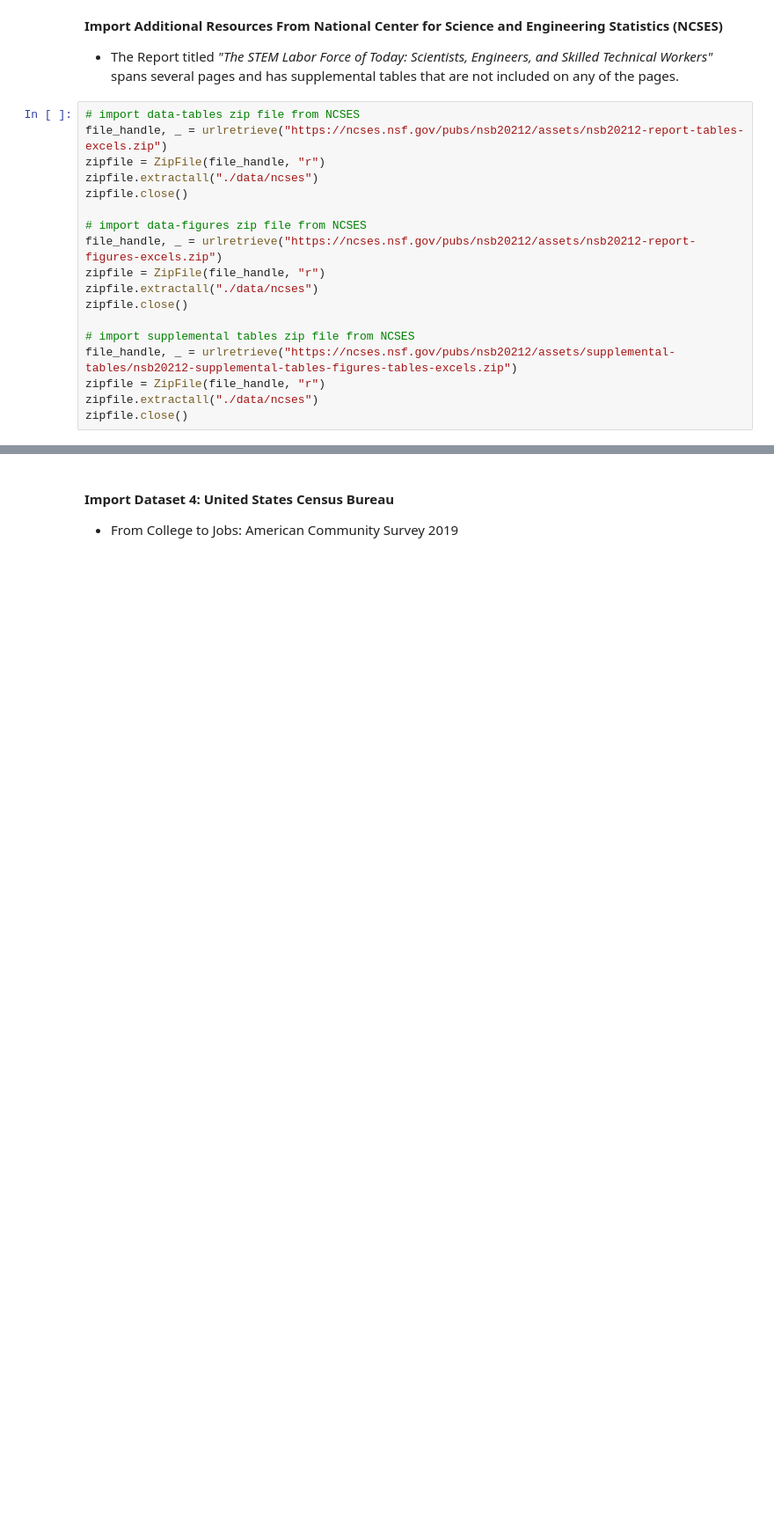
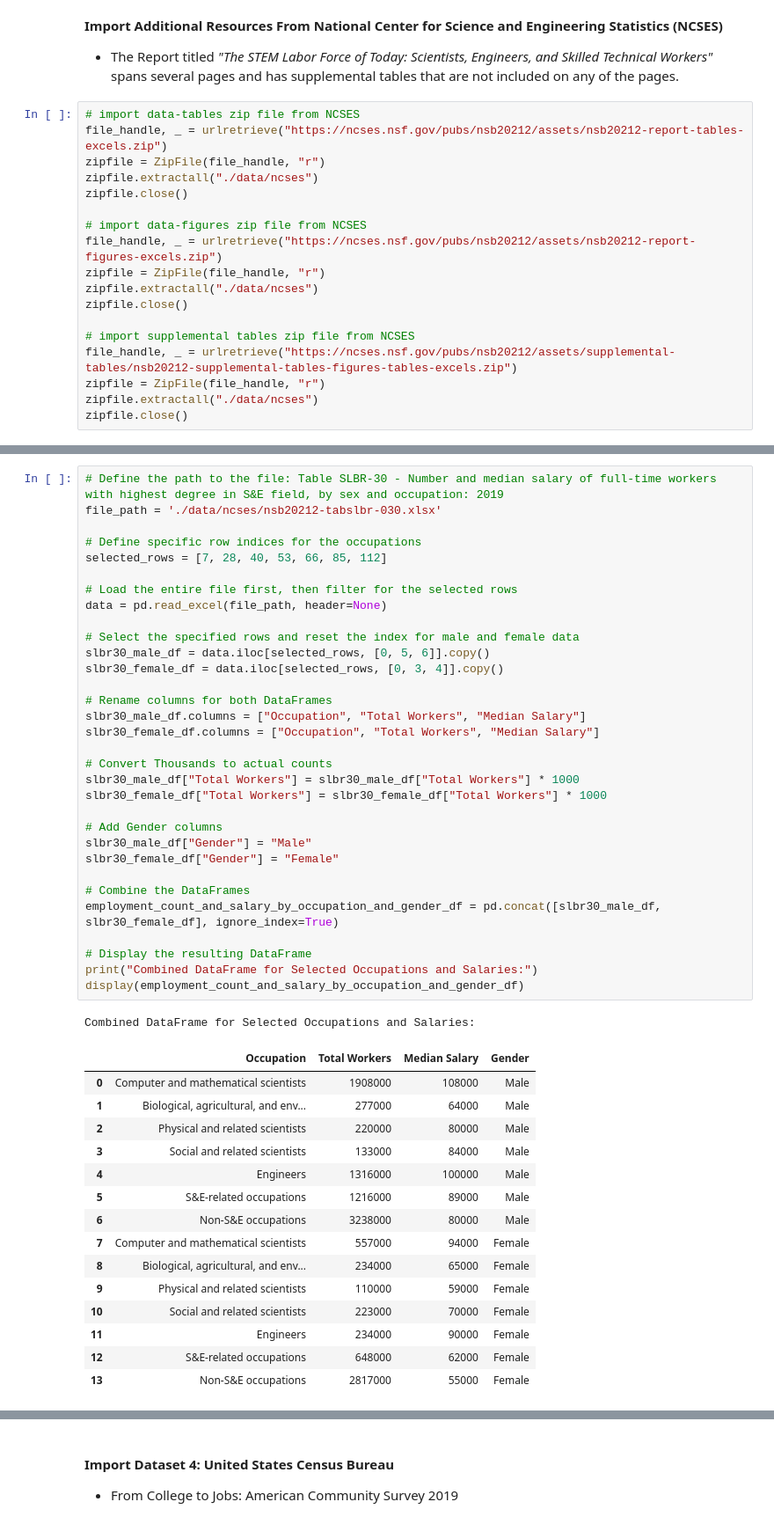
Before and after one commit to IT4063C-Fall24/final-project-yaumj, a Jupyter notebook: source.ipynb, the cells around one changed output, grey strips where cells are left out. Shown at 88% size. Cells and saved outputs as stored; diff of their text form; blank space fills up the shorter version.

```diff
--- a/source.ipynb
+++ b/source.ipynb
@@ -1213,0 +1327,49 @@ zipfile.close()
+# %%
+# Define the path to the file: Table SLBR-30 - Number and median salary of full-time workers with highest degree in S&E field, by sex and occupation: 2019
+file_path = './data/ncses/nsb20212-tabslbr-030.xlsx'
+
+# Define specific row indices for the occupations
+selected_rows = [7, 28, 40, 53, 66, 85, 112]
+
+# Load the entire file first, then filter for the selected rows
+data = pd.read_excel(file_path, header=None)
+
+# Select the specified rows and reset the index for male and female data
+slbr30_male_df = data.iloc[selected_rows, [0, 5, 6]].copy()
+slbr30_female_df = data.iloc[selected_rows, [0, 3, 4]].copy()
+
+# Rename columns for both DataFrames
+slbr30_male_df.columns = ["Occupation", "Total Workers", "Median Salary"]
+slbr30_female_df.columns = ["Occupation", "Total Workers", "Median Salary"]
+
+# Convert Thousands to actual counts
+slbr30_male_df["Total Workers"] = slbr30_male_df["Total Workers"] * 1000
+slbr30_female_df["Total Workers"] = slbr30_female_df["Total Workers"] * 1000
+
+# Add Gender columns
+slbr30_male_df["Gender"] = "Male"
+slbr30_female_df["Gender"] = "Female"
+
+# Combine the DataFrames
+employment_count_and_salary_by_occupation_and_gender_df = pd.concat([slbr30_male_df, slbr30_female_df], ignore_index=True)
+
+# Display the resulting DataFrame
+print("Combined DataFrame for Selected Occupations and Salaries:")
+display(employment_count_and_salary_by_occupation_and_gender_df)
+# %% [output]
+Combined DataFrame for Selected Occupations and Salaries:
+|  | Occupation | Total Workers | Median Salary | Gender |
+| 0 | Computer and mathematical scientists | 1908000 | 108000 | Male |
+| 1 | Biological, agricultural, and env... | 277000 | 64000 | Male |
+| 2 | Physical and related scientists | 220000 | 80000 | Male |
+| 3 | Social and related scientists | 133000 | 84000 | Male |
+| 4 | Engineers | 1316000 | 100000 | Male |
+| 5 | S&E-related occupations | 1216000 | 89000 | Male |
+| 6 | Non-S&E occupations | 3238000 | 80000 | Male |
+| 7 | Computer and mathematical scientists | 557000 | 94000 | Female |
+| 8 | Biological, agricultural, and env... | 234000 | 65000 | Female |
+| 9 | Physical and related scientists | 110000 | 59000 | Female |
+| 10 | Social and related scientists | 223000 | 70000 | Female |
+| 11 | Engineers | 234000 | 90000 | Female |
+| 12 | S&E-related occupations | 648000 | 62000 | Female |
+| 13 | Non-S&E occupations | 2817000 | 55000 | Female |
```
Also changed, not shown: parts of 6 cells of this notebook.
